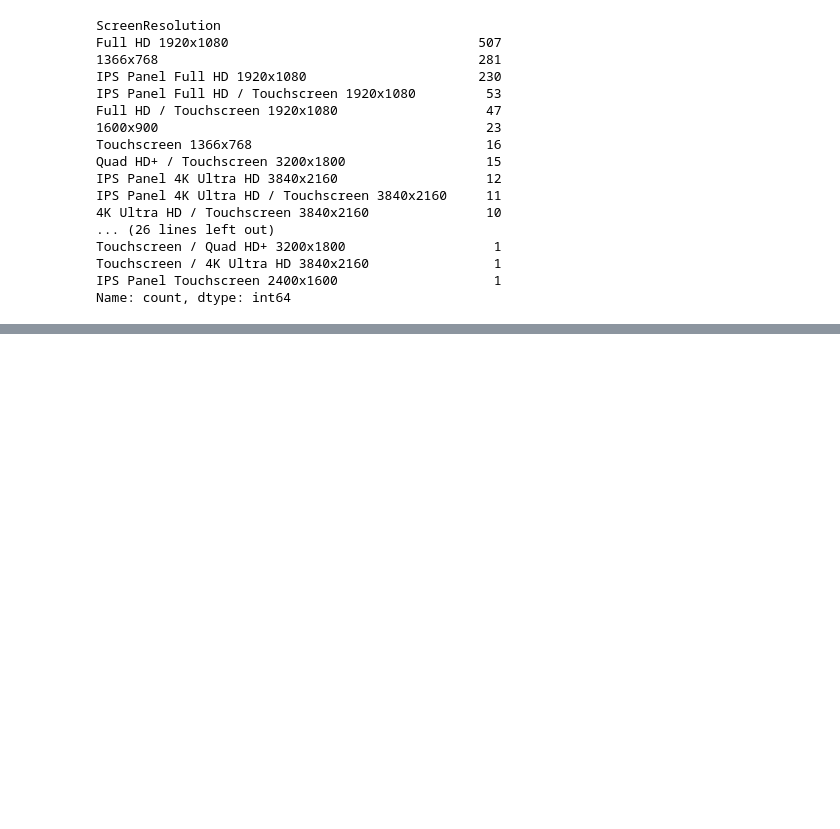
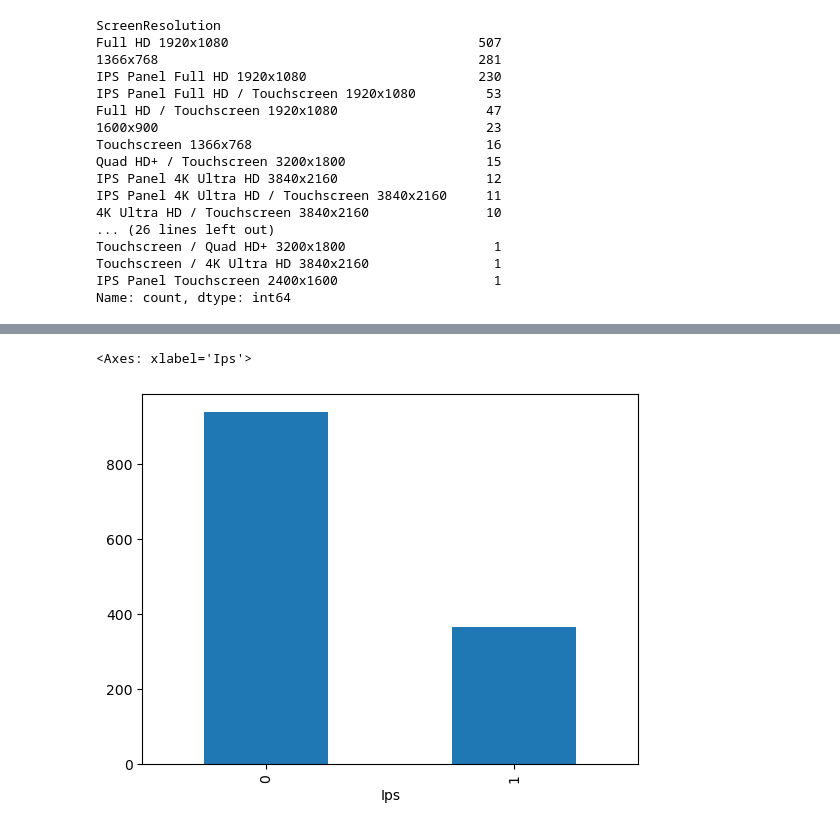
Before and after one commit to shahshail2001/Laptop-price-predictor, a Jupyter notebook: Laptop-price-predictor.ipynb, the cells around one changed output, grey strips where cells are left out. Cells and saved outputs as stored; diff of their text form; code cells hidden in the pictures; blank space fills up the shorter version.

```diff
--- a/Laptop-price-predictor.ipynb
+++ b/Laptop-price-predictor.ipynb
@@ -164,0 +182,7 @@ df.tail()
+# %%
+df['Ips'] = df['ScreenResolution'].str.contains('IPS', case=False, na=False).astype(int)
+# %%
+df['Ips'].value_counts().plot(kind='bar')
+# %% [output]
+<Axes: xlabel='Ips'>
+[figure, added]
```
Also changed, not shown: parts of 15 cells of this notebook, 1 other file.
